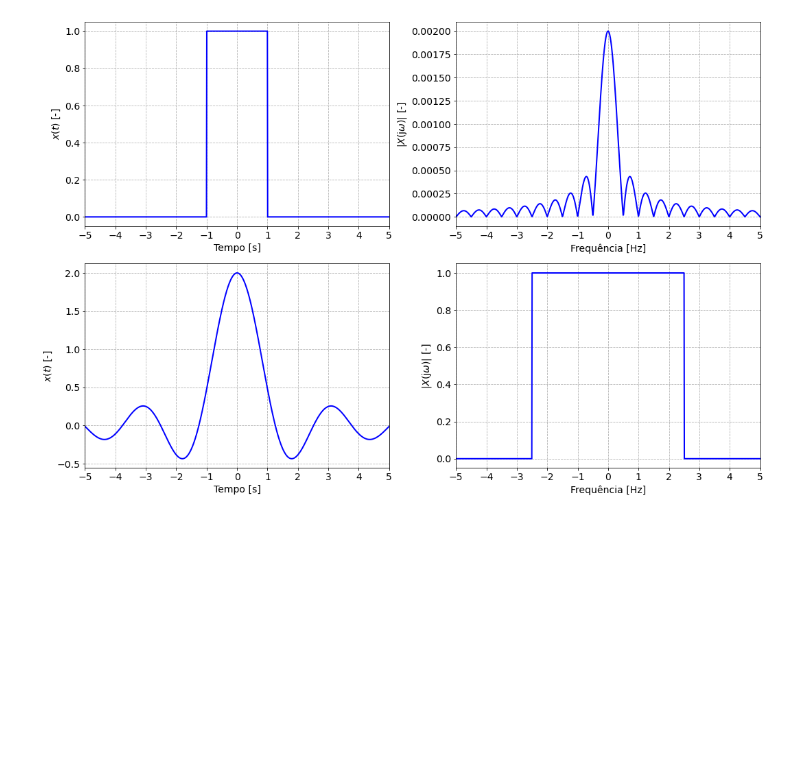
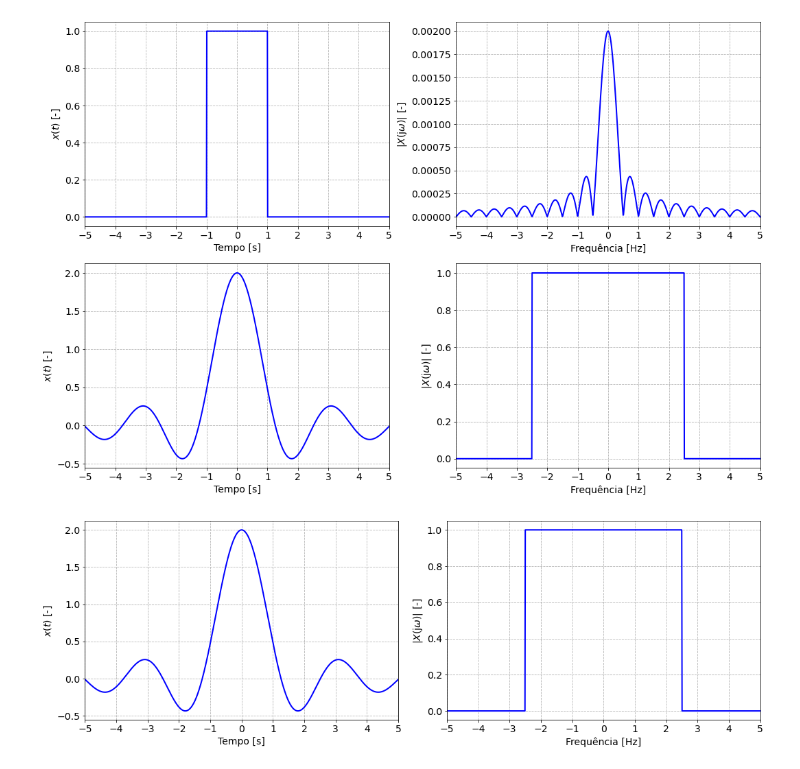
Before and after one commit to eric-brandao/codes_proc_de_sinais, a Jupyter notebook: Aula 24 - TF de alguns sinais/TF alguns espectros.ipynb, the cells around one changed output. Drawn from its saved outputs; the diff is of its cells as text; code cells hidden in the pictures; blank space fills up the shorter version.

```diff
--- a/Aula 24 - TF de alguns sinais/TF alguns espectros.ipynb
+++ b/Aula 24 - TF de alguns sinais/TF alguns espectros.ipynb
@@ -181,3 +181,41 @@ plt.xlim((freq[0], freq[-1]))
 plt.tight_layout()
 # %% [output]
 [figure]
+# %%
+time = np.linspace(-5, 5, 1000)
+xt1 = np.ones(len(time))
+Tp = 2
+xt1[time<=-Tp/2] = 0
+xt1[time>=Tp/2] = 0
+
+freq = np.linspace(-5000, 5000, 10000)
+w=2*np.pi*freq
+Xw1 = 2*np.sin(w*Tp/2)/(w*Tp/2)
+
+
+w0 = 1000
+xt2 = 2*np.sin((w0/2)*time)/((w0/2)*time) #np.sinc(time)
+
+Xw2 = np.ones(len(freq))
+Xw2[freq<=-w0/2] = 0
+Xw2[freq>=w0/2] = 0
+
+plt.figure(figsize=(15, 5))
+plt.subplot(1,2,1)
+plt.plot(time, xt2, '-b', linewidth = 2)
+plt.grid(linestyle = '--', which='both')
+plt.xlabel('Tempo [s]')
+plt.ylabel(r'$x(t)$ [-]')
+plt.xticks(np.arange(time[0], time[-1]+1, 1))
+plt.xlim((time[0], time[-1]))
+
+plt.subplot(1,2,2)
+plt.plot(freq, np.abs(Xw2), '-b', linewidth = 2)
+plt.grid(linestyle = '--', which='both')
+plt.xlabel('Frequência [Hz]')
+plt.ylabel(r'$|X(\mathrm{j}\omega)|$ [-]')
+plt.xticks(np.arange(freq[0], freq[-1]+1, 1))
+plt.xlim((freq[0], freq[-1]))
+plt.tight_layout()
+# %% [output]
+[figure, added]
```
Also changed, not shown: 3 other files.
